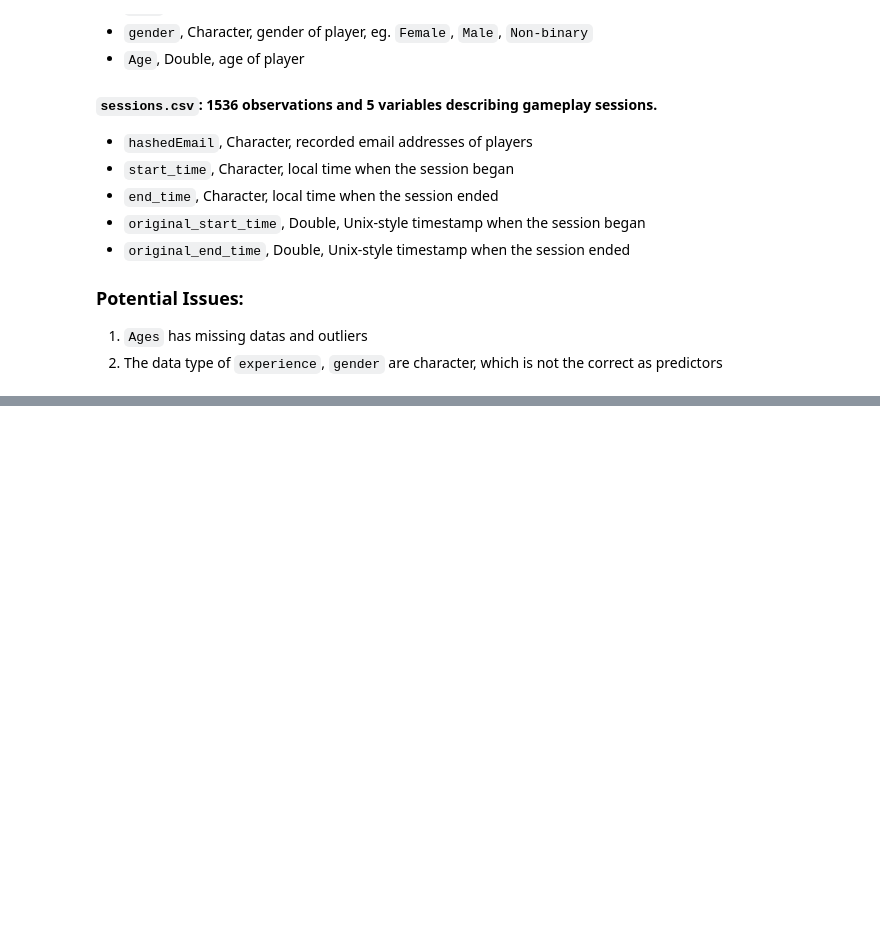
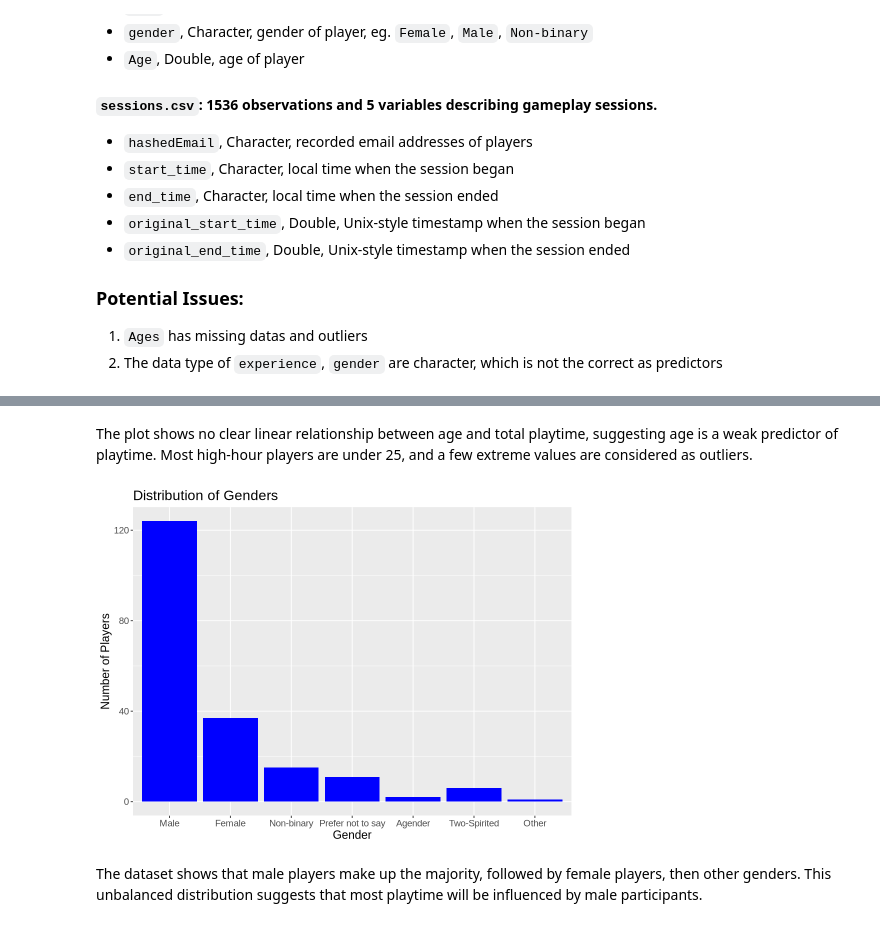
Before and after one commit to douxiaoya83-oss/individual_project, a Jupyter notebook: Individual.ipynb, the cells around one changed output, grey strips where cells are left out. Drawn from its saved outputs; the diff is of its cells as text; code cells hidden in the pictures; blank space fills up the shorter version.

```diff
--- a/Individual.ipynb
+++ b/Individual.ipynb
@@ -30,0 +118,13 @@ Warning message:
+# %% [markdown]
+The plot shows no clear linear relationship between age and total playtime, suggesting age is a weak predictor of playtime. Most high-hour players are under 25, and a few extreme values are considered as outliers.
+# %%
+options(repr.plot.width = 8, repr.plot.height = 6)
+ggplot(players, aes(x = gender)) +
+  geom_bar(fill = "blue") +
+  labs(title = "Distribution of Genders",
+       x = "Gender", y = "Number of Players") +
+  theme(text = element_text(size = 14))
+# %% [output]
+[figure, added]
+# %% [markdown]
+The dataset shows that male players make up the majority, followed by female players, then other genders. This unbalanced distribution suggests that most playtime will be influenced by male participants.
```
Also changed, not shown: parts of 10 cells of this notebook.
